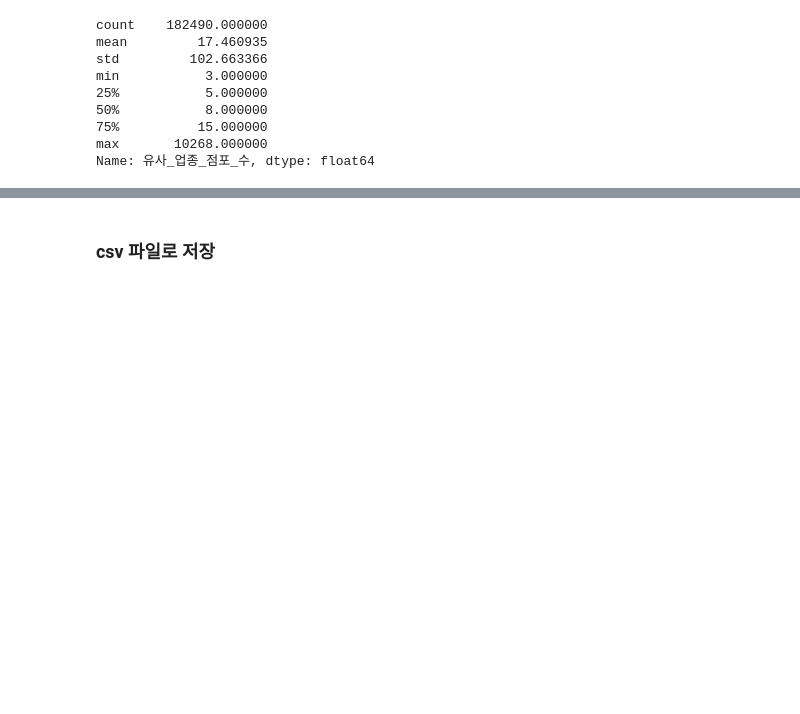
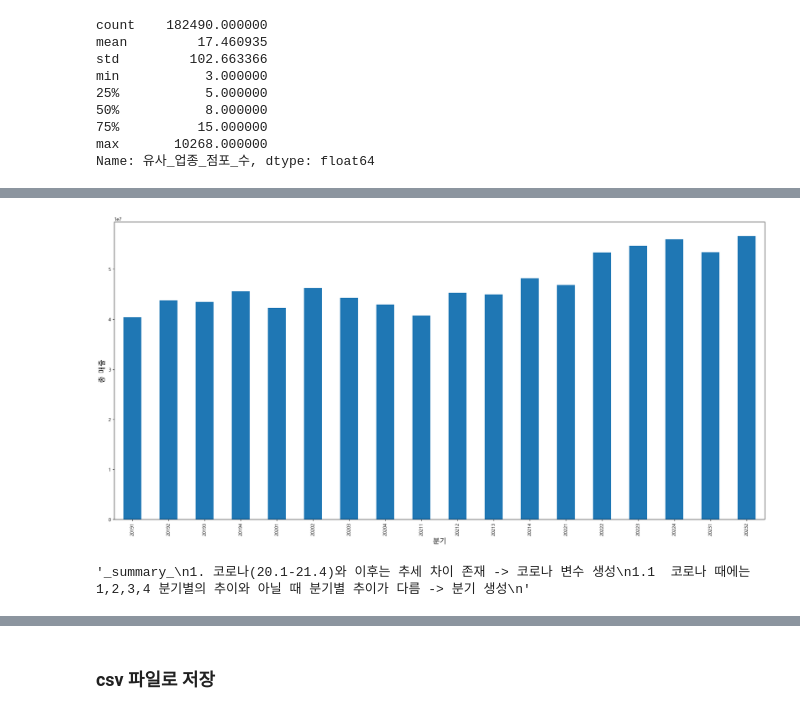
Before and after one commit to KT-AIvle-4th-Big-Project-Team2/SAI, a Jupyter notebook: Modeling/data cleansing_상권.ipynb, the cells around one changed output, grey strips where cells are left out. Saved outputs shown, nothing was run; the diff lists cells and outputs as text; code cells hidden in the pictures; blank space fills up the shorter version.

```diff
--- a/Modeling/data cleansing_상권.ipynb
+++ b/Modeling/data cleansing_상권.ipynb
@@ -986,0 +991,25 @@ Name: 점포별_평균_매출_금액, dtype: float64
+# %%
+## 분기별 추이 확인(전체)
+quarter_sales = service_data.groupby(["기준_년분기_코드"])["점포별_평균_매출_금액"].mean()
+
+# Matplotlib을 사용한 그룹별 바 플롯
+plt.figure(figsize=(20,10))
+quarter_sales.plot(kind='bar', legend=False)
+
+plt.xlabel("분기", fontsize=15)
+plt.ylabel('총 매출', fontsize=15)
+#plt.title(var+' 총 매출-'+title , fontsize=20)
+
+# 라벨이 겹치지 않도록 조정
+plt.tight_layout()
+plt.xticks(rotation=90)
+plt.show()
+
+
+"""_summary_
+1. 코로나(20.1-21.4)와 이후는 추세 차이 존재 -> 코로나 변수 생성
+1.1  코로나 때에는 1,2,3,4 분기별의 추이와 아닐 때 분기별 추이가 다름 -> 분기 생성
+"""
+# %% [output]
+[figure, added]
+'_summary_\n1. 코로나(20.1-21.4)와 이후는 추세 차이 존재 -> 코로나 변수 생성\n1.1  코로나 때에는 1,2,3,4 분기별의 추이와 아닐 때 분기별 추이가 다름 -> 분기 생성\n'
```
Also changed, not shown: parts of 9 cells of this notebook.
